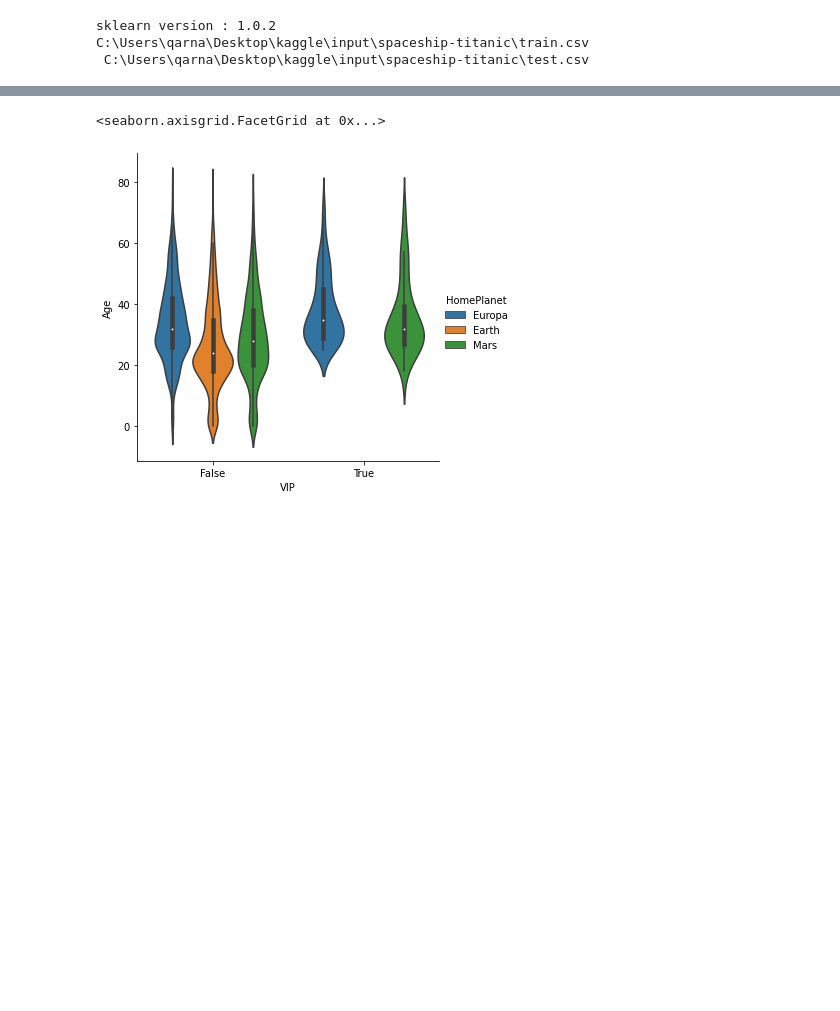
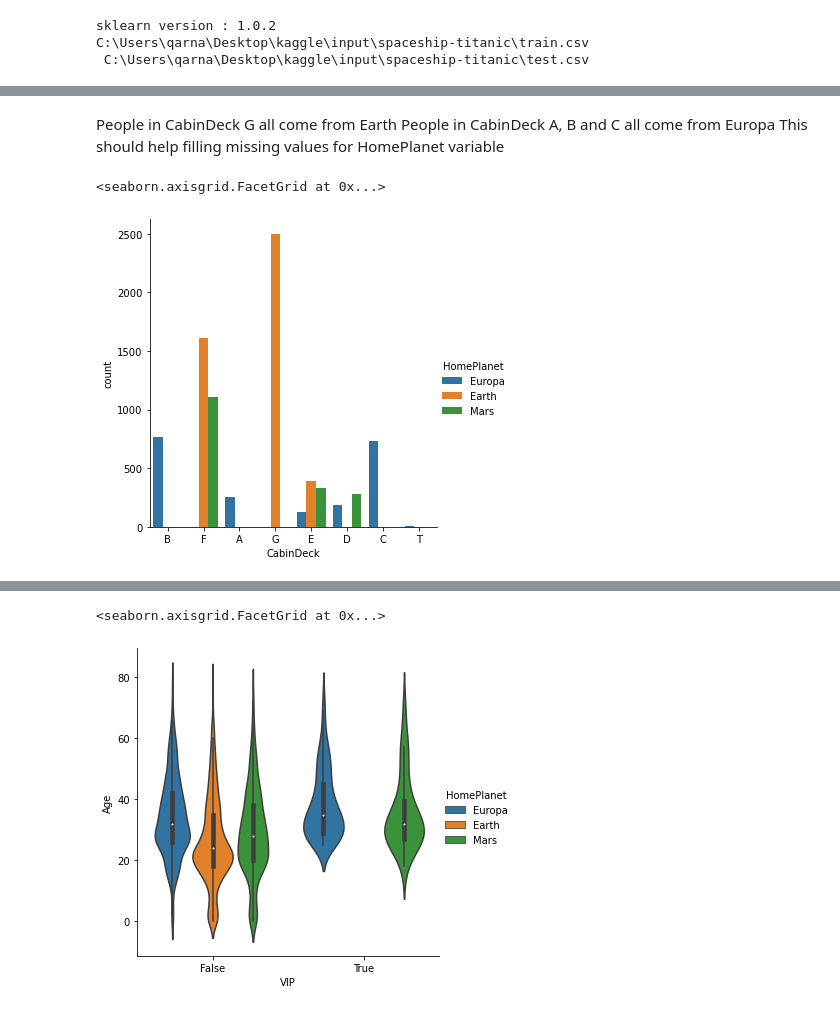
Before and after one commit to qarnaudfr/spaceship-titanic, a Jupyter notebook: QuentinDataExplore.ipynb, the cells around one changed output, grey strips where cells are left out. Saved outputs shown, nothing was run; the diff lists cells and outputs as text; code cells hidden in the pictures; blank space fills up the shorter version.

```diff
--- a/QuentinDataExplore.ipynb
+++ b/QuentinDataExplore.ipynb
@@ -66,0 +68,9 @@ data.describe()
+# %% [markdown]
+People in CabinDeck G all come from Earth
+People in CabinDeck A, B and C all come from Europa
+This should help filling missing values for HomePlanet variable
+# %%
+sns.catplot(data = data , x='CabinDeck',hue='HomePlanet',kind='count')
+# %% [output]
+<seaborn.axisgrid.FacetGrid at 0x...>
+[figure, added]
```
Also changed, not shown: parts of 24 cells of this notebook, 2 other files.
